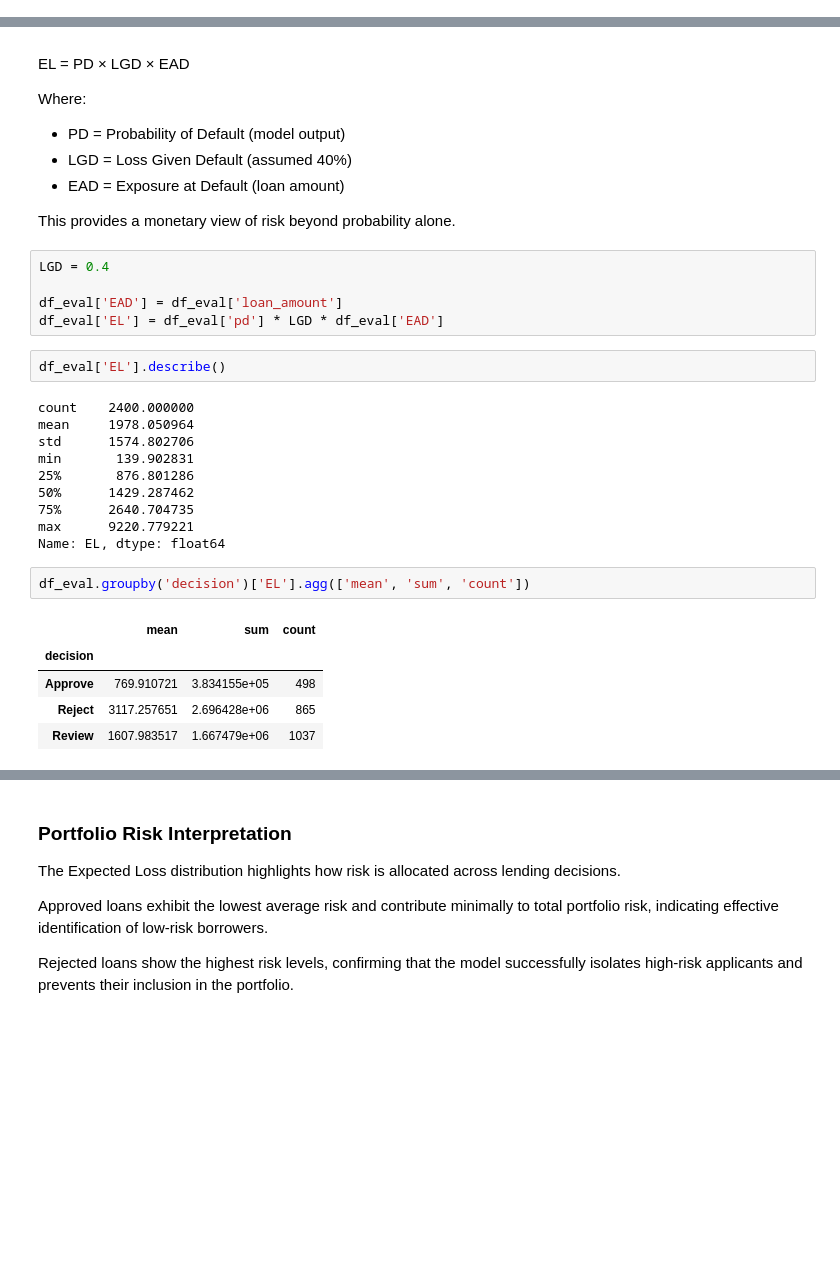
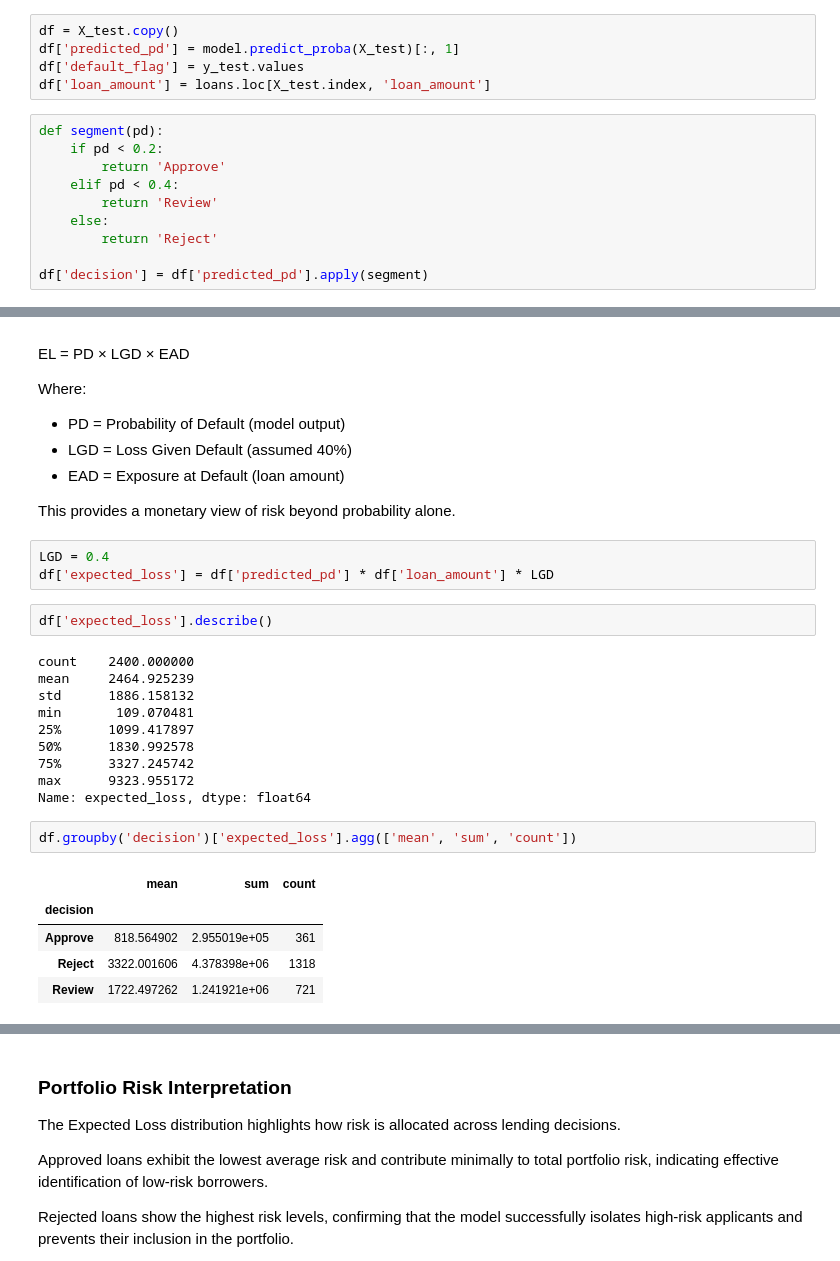
Before and after one commit to PaulAganbi/Credit-Risk-Analysis, a Jupyter notebook: notebooks/Credit-Risk-Analysis.ipynb, the cells around one changed output, grey strips where cells are left out. Saved outputs shown, nothing was run; the diff lists cells and outputs as text; blank space fills up the shorter version.

```diff
--- a/notebooks/Credit-Risk-Analysis.ipynb
+++ b/notebooks/Credit-Risk-Analysis.ipynb
@@ -683,3 +679,18 @@ df_eval['decision'] = df_eval['pd'].apply(credit_decision)
+# %%
+df = X_test.copy()
+df['predicted_pd'] = model.predict_proba(X_test)[:, 1]
+df['default_flag'] = y_test.values
+df['loan_amount'] = loans.loc[X_test.index, 'loan_amount']
+# %%
+def segment(pd):
+    if pd < 0.2:
+        return 'Approve'
+    elif pd < 0.4:
+        return 'Review'
+    else:
+        return 'Reject'
+
+df['decision'] = df['predicted_pd'].apply(segment)
 # %%
 df_eval['decision'].value_counts()
 # %% [output]
@@ -723,26 +734,24 @@ Where:
 This provides a monetary view of risk beyond probability alone.
 # %%
 LGD = 0.4
-
-df_eval['EAD'] = df_eval['loan_amount']
-df_eval['EL'] = df_eval['pd'] * LGD * df_eval['EAD']
+df['expected_loss'] = df['predicted_pd'] * df['loan_amount'] * LGD
 # %%
-df_eval['EL'].describe()
+df['expected_loss'].describe()
 # %% [output]
 count    2400.000000
-mean     1978.050964
-std      1574.802706
-min       139.902831
-25%       876.801286
-50%      1429.287462
-75%      2640.704735
-max      9220.779221
-Name: EL, dtype: float64
+mean     2464.925239
+std      1886.158132
+min       109.070481
+25%      1099.417897
+50%      1830.992578
+75%      3327.245742
+max      9323.955172
+Name: expected_loss, dtype: float64
 # %%
-df_eval.groupby('decision')['EL'].agg(['mean', 'sum', 'count'])
+df.groupby('decision')['expected_loss'].agg(['mean', 'sum', 'count'])
 # %% [output]
 |  | mean | sum | count |
 | decision |  |  |  |
-| Approve | 769.910721 | 3.834155e+05 | 498 |
-| Reject | 3117.257651 | 2.696428e+06 | 865 |
-| Review | 1607.983517 | 1.667479e+06 | 1037 |
+| Approve | 818.564902 | 2.955019e+05 | 361 |
+| Reject | 3322.001606 | 4.378398e+06 | 1318 |
+| Review | 1722.497262 | 1.241921e+06 | 721 |
```
Also changed, not shown: parts of 4 cells of this notebook.
